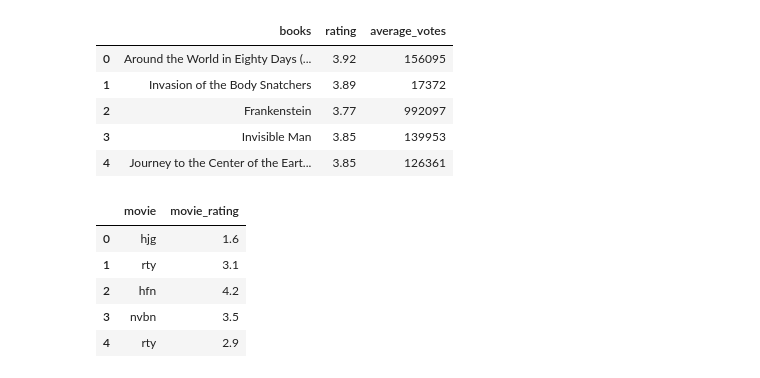
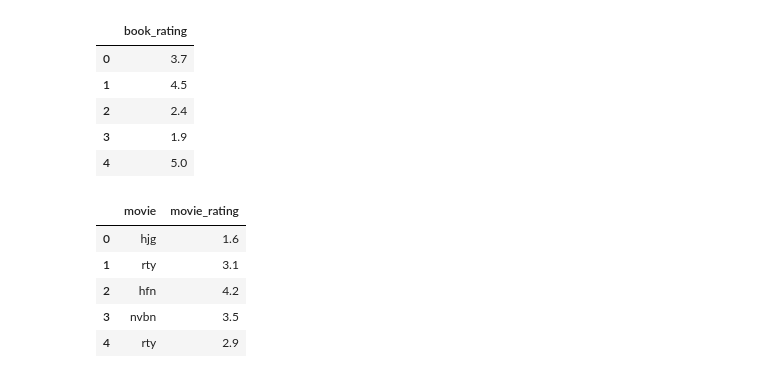
Before and after one commit to naim-panjwani/books_and_films, a Jupyter notebook: Plots/plot.ipynb, the cells around one changed output. Drawn from its saved outputs; the diff is of its cells as text; code cells hidden in the pictures.

```diff
--- a/Plots/plot.ipynb
+++ b/Plots/plot.ipynb
@@ -10,17 +11,17 @@ im
 # %%
-csv_path = ("../input csv/booklist_ratings.csv")
+csv_path = ("../input csv/books_list.csv")
 book_list = pd.read_csv(csv_path, encoding="utf-8")
 #book_list = book_list.reset_index(drop = True)
 #book_list.drop(columns = ['Unnamed: 0'])
 book_list = book_list.iloc[:, 1:4]
 book_list.head()
 # %% [output]
-|  | books | rating | average_votes |
-| 0 | Around the World in Eighty Days (... | 3.92 | 156095 |
-| 1 | Invasion of the Body Snatchers | 3.89 | 17372 |
-| 2 | Frankenstein | 3.77 | 992097 |
-| 3 | Invisible Man | 3.85 | 139953 |
-| 4 | Journey to the Center of the Eart... | 3.85 | 126361 |
+|  | book_rating |
+| 0 | 3.7 |
+| 1 | 4.5 |
+| 2 | 2.4 |
+| 3 | 1.9 |
+| 4 | 5.0 |
 # %%
 csv_path = ("../input csv/movies_list.csv")
 movie_list = pd.read_csv(csv_path, encoding="utf-8")
```
Also changed, not shown: parts of 3 cells of this notebook, 1 other file.
